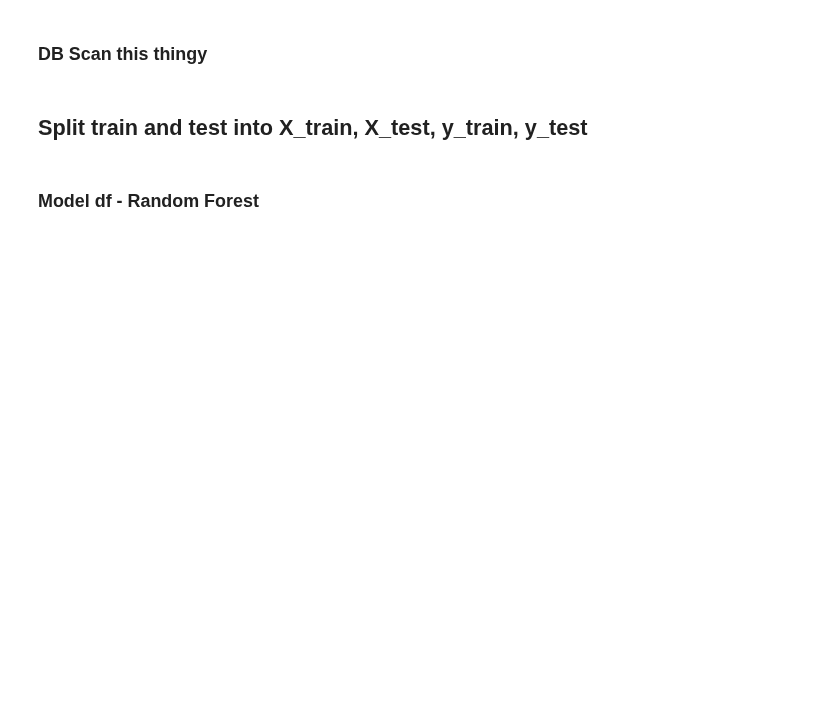
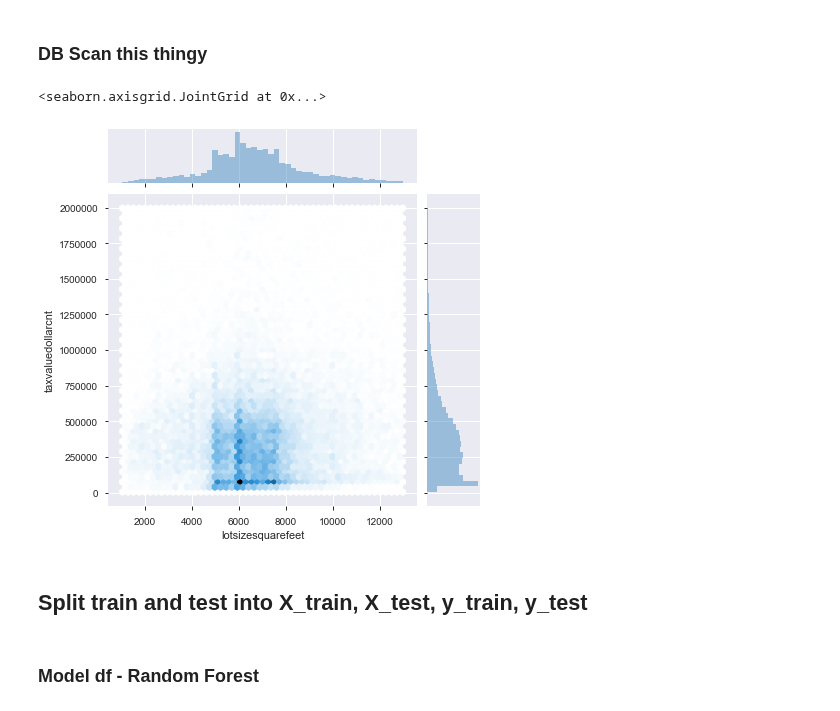
Before and after one commit to FJ-Zillow-Org/Zillow, a Jupyter notebook: deliverable-faith.ipynb, the cells around one changed output. Saved outputs shown, nothing was run; the diff lists cells and outputs as text; code cells hidden in the pictures; blank space fills up the shorter version.

```diff
--- a/deliverable-faith.ipynb
+++ b/deliverable-faith.ipynb
@@ -412,5 +412,5 @@ train.yearbuilt.value_counts().sort_index(ascending=True)
 2015     23
 Name: yearbuilt, Length: 128, dtype: int64
 # %%
-train = train[train["yearbuilt"] != 0.00]
+train_cat = train_cat[train_cat["yearbuilt"] != 0.00]
 # %%
@@ -420,11 +420,11 @@ test = test[test["yearbuilt"] != 0.00]
 
 bins = [1878, 1900, 1910, 1920, 1930, 1940, 1950, 1960, 1970, 1980, 1990, 2000, 2010]
 
-train["decade"] = pd.cut(x=train['yearbuilt'], bins=bins)
+train_cat["decade"] = pd.cut(x=train_cat['yearbuilt'], bins=bins)
 # %%
 # convert decade column to category dtype
 
-train["decade"] = train.decade.astype('category')
+train_cat["decade"] = train_cat.decade.astype('category')
 # %%
 # bin test df yearbuilt by decade, 1800 dates are all in one bin.
 
@@ -585,7 +655,12 @@ lot_no_outliers = train_cat[train_cat.lotsizesquarefeet > 10000]
+# %%
+lot_no_outliers = train_cat[train_cat.taxvaluedollarcnt < 2_000_000]
 # %% [markdown]
 ### DB Scan this thingy
 # %%
-sns.jointplot(data=lot_no_outliers, y="taxvaluedollarcnt", x="lotsizesquarefeet")
+sns.jointplot(data=lot_no_outliers, y="taxvaluedollarcnt", x="lotsizesquarefeet", kind="hex")
+# %% [output]
+<seaborn.axisgrid.JointGrid at 0x...>
+[figure, added]
 # %% [markdown]
 ## Split train and test into X_train, X_test, y_train, y_test
 # %%
```
Also changed, not shown: parts of 43 cells of this notebook.
